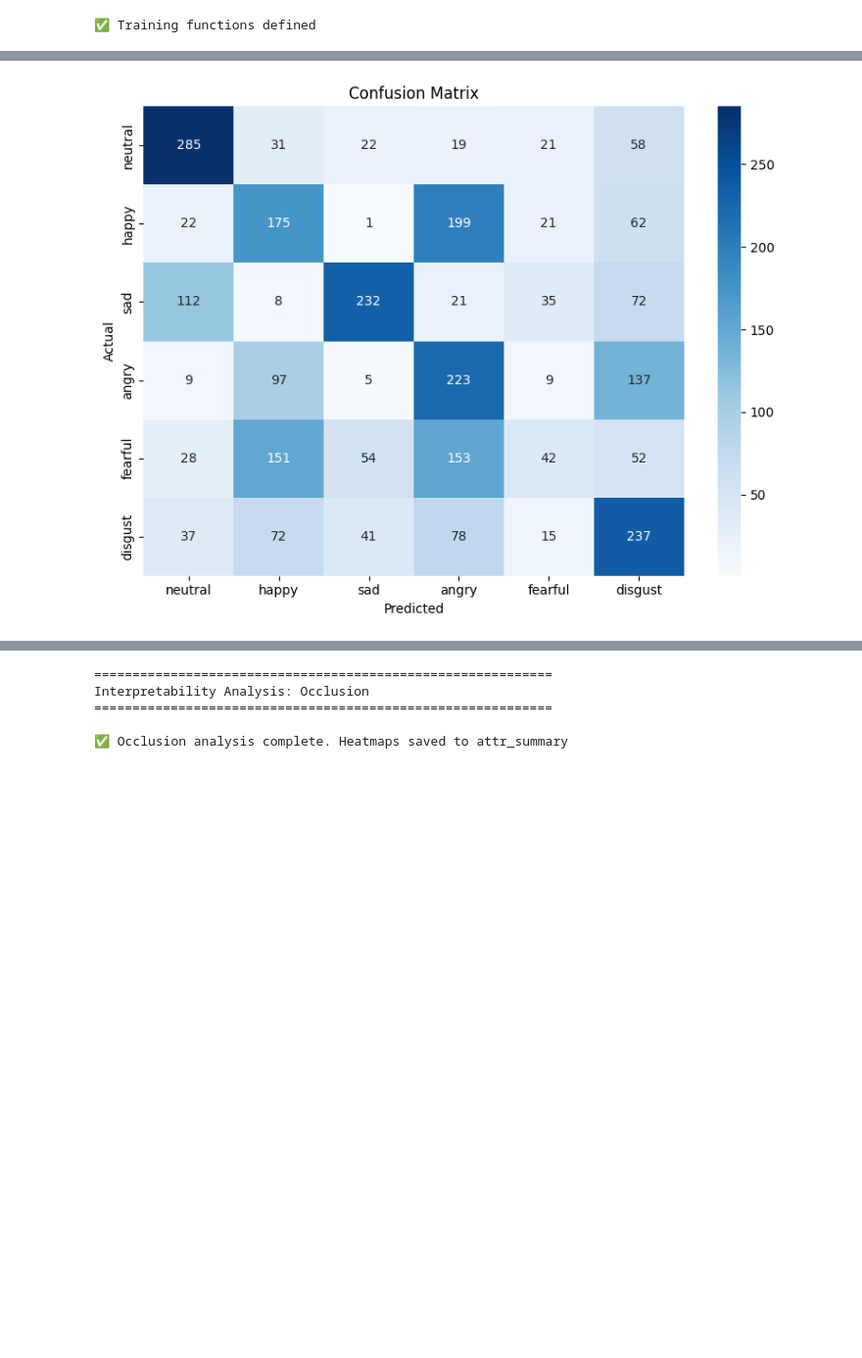
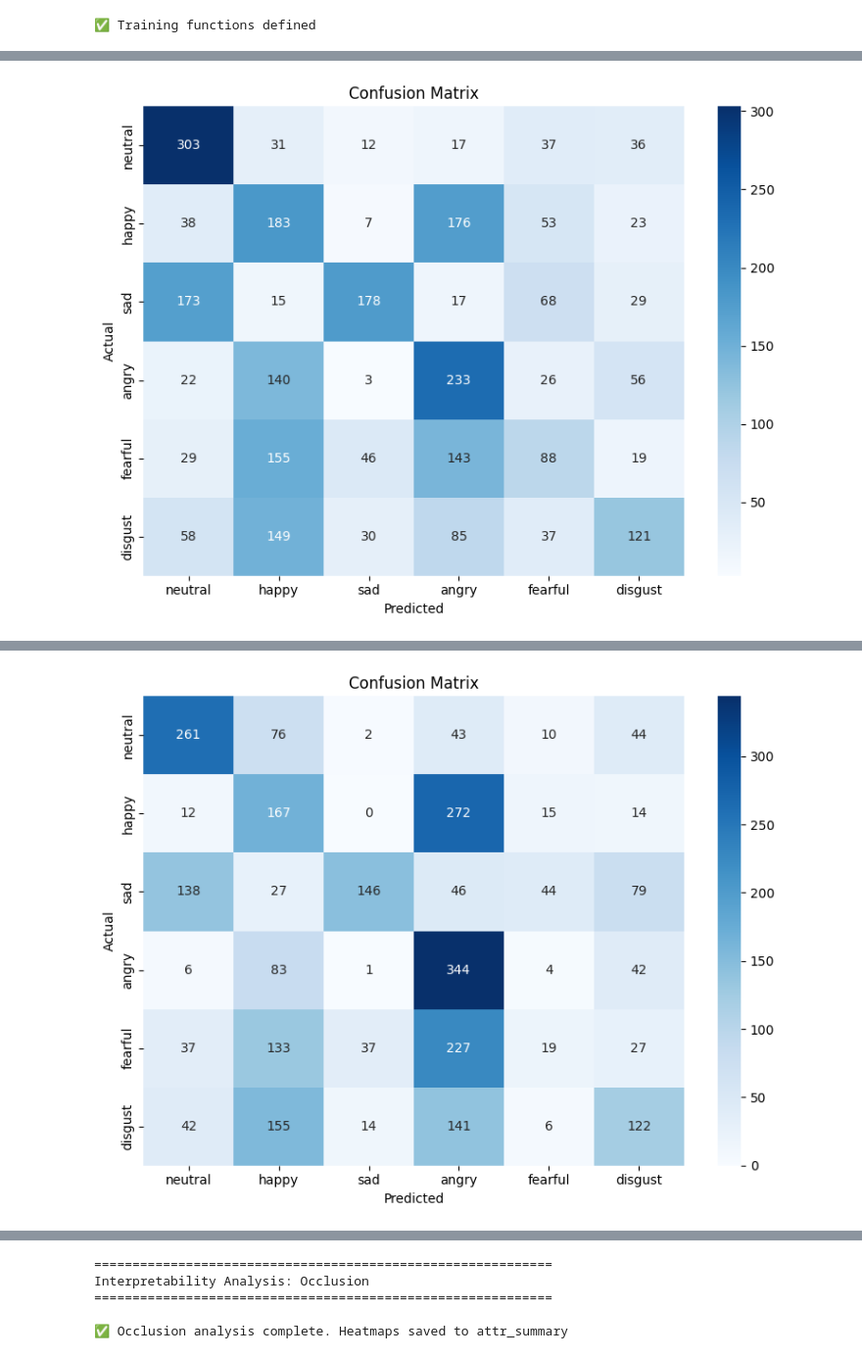
Before and after one commit to michelraskin/simplicialcomplex, a Jupyter notebook: paper_notebook.ipynb, the cells around one changed output, grey strips where cells are left out. Shown at 98% size. Saved outputs shown, nothing was run; the diff lists cells and outputs as text; code cells hidden in the pictures; blank space fills up the shorter version.

```diff
--- a/paper_notebook.ipynb
+++ b/paper_notebook.ipynb
@@ -906,25 +1149,65 @@ weighted avg       0.56      0.51      0.51      2836
 # %%
-# Create data loaders for topological features
-if 'X_train2_tensor' in locals():
+def run_topo_experiment(seed: int):
+    set_seed(seed)
+
     train_dataset_topo = TensorDataset(X_train2_tensor, y_train_tensor)
-    val_dataset_topo = TensorDataset(X_val2_tensor, y_val_tensor)
-    test_dataset_topo = TensorDataset(X_test2_tensor, y_test_tensor)
+    val_dataset_topo   = TensorDataset(X_val2_tensor, y_val_tensor)
+    test_dataset_topo  = TensorDatasetWithNames(
+        X_test2_tensor,
+        y_test_tensor,
+        myDatasets[test_idx]
+    )
 
-    train_loader_topo = DataLoader(train_dataset_topo, batch_size=256, shuffle=True)
-    val_loader_topo = DataLoader(val_dataset_topo, batch_size=256)
-    test_loader_topo = DataLoader(test_dataset_topo, batch_size=256)
+    g = torch.Generator()
+    g.manual_seed(seed)
 
-    # Train topological model
-    print("Training Topological Feature Model...\n")
+    train_loader_topo = DataLoader(
+        train_dataset_topo,
+        batch_size=256,
+        shuffle=True,
+        generator=g,
+        num_workers=4,
+        pin_memory=True
+    )
+    val_loader_topo = DataLoader(
+        val_dataset_topo,
+        batch_size=256,
+        shuffle=False,
+        num_workers=4,
+        pin_memory=True
+    )
+    test_loader_topo = DataLoader(
+        test_dataset_topo,
+        batch_size=256,
+        shuffle=False
+    )
+
+    # Train (re-init every seed)
     model_topo = TopologicalCNN().to(device)
     model_topo, history_topo = train_model(
-        model_topo, train_loader_topo, val_loader_topo,
-        num_epochs=40, model_name="model_topo", device=device
+        model_topo,
+        train_loader_topo,
+        val_loader_topo,
+        num_epochs=40,
+        model_name=f"model_topo_seed{seed}",
+        device=device
     )
 
-    # Evaluate
-    print("\n" + "="*60)
-    print("Topological Feature Model Evaluation")
-    print("="*60)
-    results_topo = evaluate_model(model_topo, test_loader_topo, "best_model_topo.pth", device)
+    results_topo = evaluate_model(
+        model_topo,
+        test_loader_topo,
+        f"best_model_topo_seed{seed}.pth",
+        device
+    )
+
+    return results_topo
+
+
+
+seeds = [0, 1, 2, 3, 4]
+all_results_topo = []
+
+for s in seeds:
+    print(f"\n{'='*20} TOPO Seed {s} {'='*20}")
+    all_results_topo.append(run_topo_experiment(s))
 # %% [output]
@@ -948 +1231 @@ weighted avg       0.42      0.42      0.41      2836
-[figure, old version]
+[figure, new version]
@@ -948,0 +1249 @@ weighted avg       0.42      0.42      0.41      2836
+[figure, added]
```
Also changed, not shown: parts of 15 cells of this notebook.
